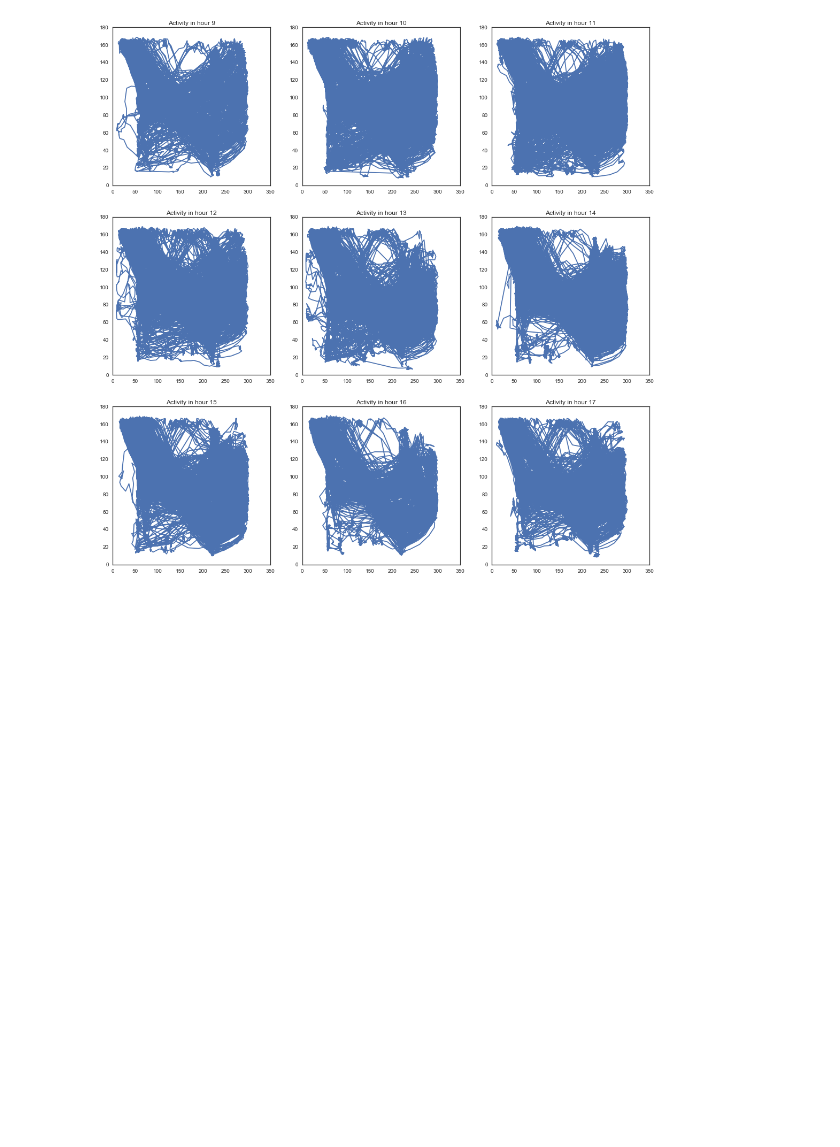
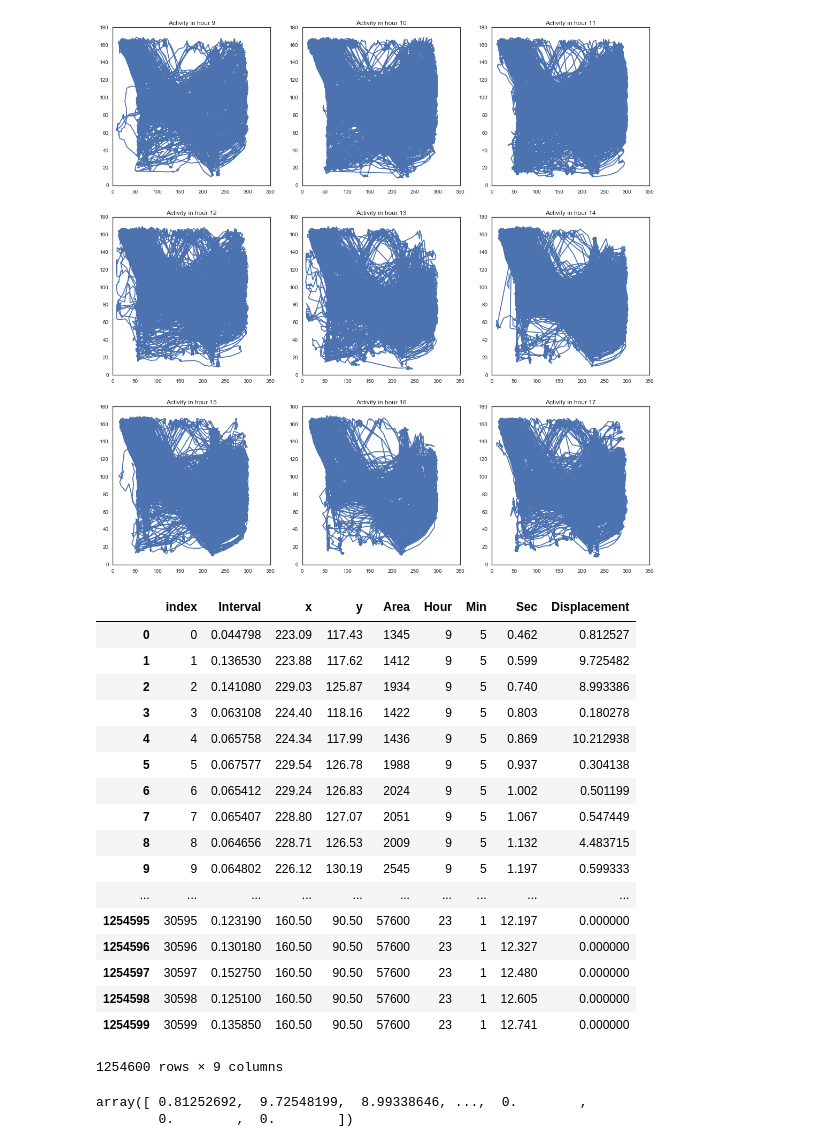
Before and after one commit to lmn93beo/Finch_Movement, a Jupyter notebook: Finch_Movement.ipynb, the cells around one changed output. Drawn from its saved outputs; the diff is of its cells as text; code cells hidden in the pictures; blank space fills up the shorter version.

Commit message:
Calculated displacement and added to frame

```diff
--- a/Finch_Movement.ipynb
+++ b/Finch_Movement.ipynb
@@ -58,3 +59,37 @@ for coord in ax_pos:
     hour += 1
 # %% [output]
 [figure]
+# %%
+# Get displacement from x and y coords
+dx = np.diff(day_frame_0925['x'])
+dy = np.diff(day_frame_0925['y'])
+displacement = np.sqrt(dx * dx + dy * dy)
+
+# Diff returns n-1 values, so concatenate a 0 behind and make a new column
+day_frame_0925['Displacement'] = np.concatenate((displacement, [0]))
+# %%
+day_frame_0925
+# %% [output]
+|  | index | Interval | x | y | Area | Hour | Min | Sec | Displacement |
+| 0 | 0 | 0.044798 | 223.09 | 117.43 | 1345 | 9 | 5 | 0.462 | 0.812527 |
+| 1 | 1 | 0.136530 | 223.88 | 117.62 | 1412 | 9 | 5 | 0.599 | 9.725482 |
+| 2 | 2 | 0.141080 | 229.03 | 125.87 | 1934 | 9 | 5 | 0.740 | 8.993386 |
+| 3 | 3 | 0.063108 | 224.40 | 118.16 | 1422 | 9 | 5 | 0.803 | 0.180278 |
+| 4 | 4 | 0.065758 | 224.34 | 117.99 | 1436 | 9 | 5 | 0.869 | 10.212938 |
+| 5 | 5 | 0.067577 | 229.54 | 126.78 | 1988 | 9 | 5 | 0.937 | 0.304138 |
+| 6 | 6 | 0.065412 | 229.24 | 126.83 | 2024 | 9 | 5 | 1.002 | 0.501199 |
+| 7 | 7 | 0.065407 | 228.80 | 127.07 | 2051 | 9 | 5 | 1.067 | 0.547449 |
+| 8 | 8 | 0.064656 | 228.71 | 126.53 | 2009 | 9 | 5 | 1.132 | 4.483715 |
+| 9 | 9 | 0.064802 | 226.12 | 130.19 | 2545 | 9 | 5 | 1.197 | 0.599333 |
+| ... | ... | ... | ... | ... | ... | ... | ... | ... | ... |
+| 1254595 | 30595 | 0.123190 | 160.50 | 90.50 | 57600 | 23 | 1 | 12.197 | 0.000000 |
+| 1254596 | 30596 | 0.130180 | 160.50 | 90.50 | 57600 | 23 | 1 | 12.327 | 0.000000 |
+| 1254597 | 30597 | 0.152750 | 160.50 | 90.50 | 57600 | 23 | 1 | 12.480 | 0.000000 |
+| 1254598 | 30598 | 0.125100 | 160.50 | 90.50 | 57600 | 23 | 1 | 12.605 | 0.000000 |
+| 1254599 | 30599 | 0.135850 | 160.50 | 90.50 | 57600 | 23 | 1 | 12.741 | 0.000000 |
+1254600 rows × 9 columns
+# %%
+np.concatenate((displacement, [0]))
+# %% [output]
+array([ 0.81252692,  9.72548199,  8.99338646, ...,  0.        ,
+        0.        ,  0.        ])
```
Also changed, not shown: parts of 1 cell of this notebook.
